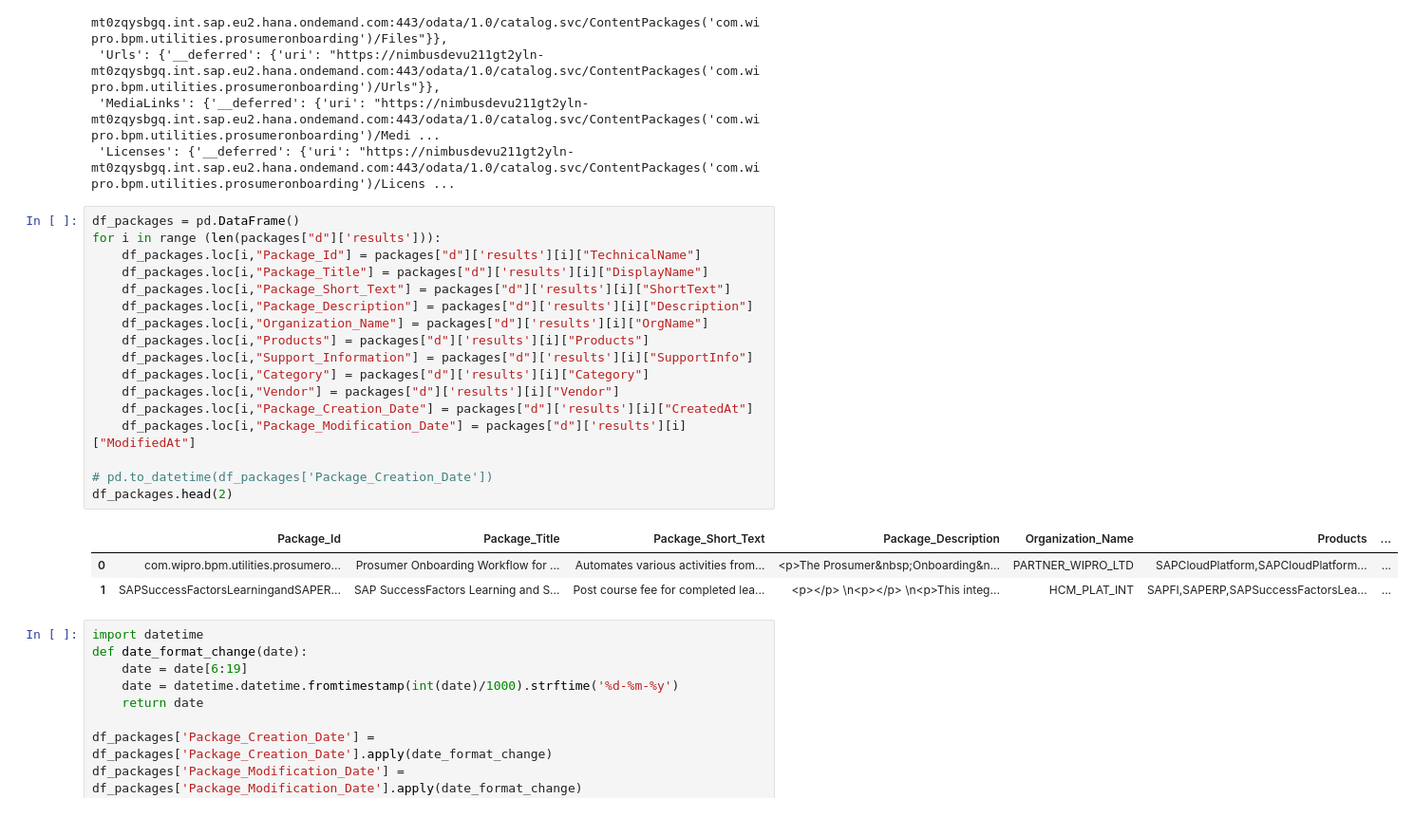
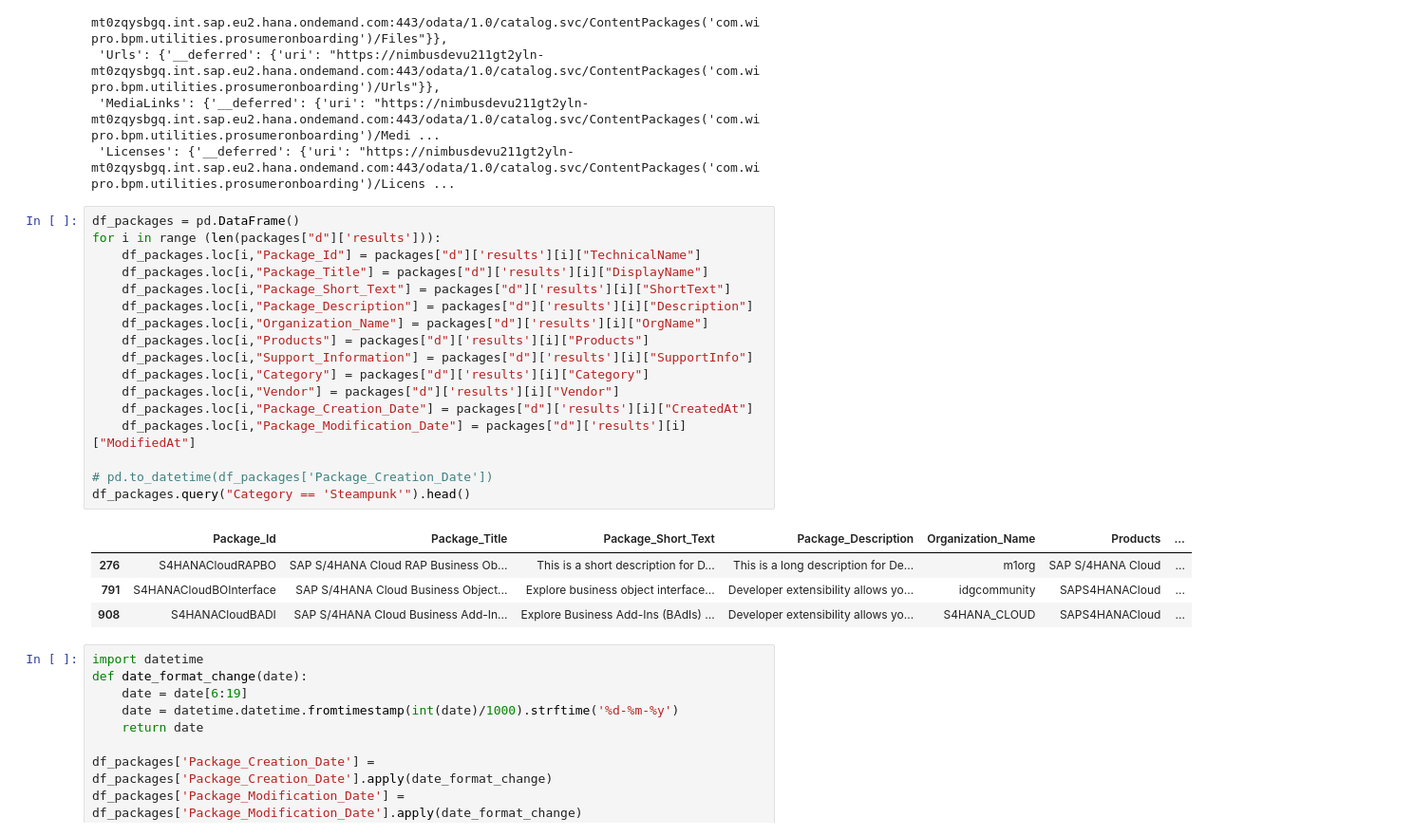
Before and after one commit to sapslcm/Git_Repository_Sudhir, a Jupyter notebook: SAP API Hub/API_Hub_API_Content_Parsing - Version 3.ipynb, the cells around one changed output. Shown at 95% size. Saved outputs shown, nothing was run; the diff lists cells and outputs as text.

```diff
--- a/SAP API Hub/API_Hub_API_Content_Parsing - Version 3.ipynb
+++ b/SAP API Hub/API_Hub_API_Content_Parsing - Version 3.ipynb
@@ -45,24 +45,25 @@ packages["d"]['results'][0]
 # %%
 df_packages = pd.DataFrame()
 for i in range (len(packages["d"]['results'])):
     df_packages.loc[i,"Package_Id"] = packages["d"]['results'][i]["TechnicalName"]
     df_packages.loc[i,"Package_Title"] = packages["d"]['results'][i]["DisplayName"]
     df_packages.loc[i,"Package_Short_Text"] = packages["d"]['results'][i]["ShortText"]
     df_packages.loc[i,"Package_Description"] = packages["d"]['results'][i]["Description"]
     df_packages.loc[i,"Organization_Name"] = packages["d"]['results'][i]["OrgName"]
     df_packages.loc[i,"Products"] = packages["d"]['results'][i]["Products"]
     df_packages.loc[i,"Support_Information"] = packages["d"]['results'][i]["SupportInfo"]
     df_packages.loc[i,"Category"] = packages["d"]['results'][i]["Category"]
     df_packages.loc[i,"Vendor"] = packages["d"]['results'][i]["Vendor"]
     df_packages.loc[i,"Package_Creation_Date"] = packages["d"]['results'][i]["CreatedAt"]
     df_packages.loc[i,"Package_Modification_Date"] = packages["d"]['results'][i]["ModifiedAt"]
 
 # pd.to_datetime(df_packages['Package_Creation_Date'])
-df_packages.head(2)
+df_packages.query("Category == 'Steampunk'").head()
 # %% [output]
 |  | Package_Id | Package_Title | Package_Short_Text | Package_Description | Organization_Name | Products | ... |
-| 0 | com.wipro.bpm.utilities.prosumero... | Prosumer Onboarding Workflow for ... | Automates various activities from... | <p>The Prosumer&nbsp;Onboarding&n... | PARTNER_WIPRO_LTD | SAPCloudPlatform,SAPCloudPlatform... | ... |
-| 1 | SAPSuccessFactorsLearningandSAPER... | SAP SuccessFactors Learning and S... | Post course fee for completed lea... | <p></p> \n<p></p> \n<p>This integ... | HCM_PLAT_INT | SAPFI,SAPERP,SAPSuccessFactorsLea... | ... |
+| 276 | S4HANACloudRAPBO | SAP S/4HANA Cloud RAP Business Ob... | This is a short description for D... | This is a long description for De... | m1org | SAP S/4HANA Cloud | ... |
+| 791 | S4HANACloudBOInterface | SAP S/4HANA Cloud Business Object... | Explore business object interface... | Developer extensibility allows yo... | idgcommunity | SAPS4HANACloud | ... |
+| 908 | S4HANACloudBADI | SAP S/4HANA Cloud Business Add-In... | Explore Business Add-Ins (BAdIs) ... | Developer extensibility allows yo... | S4HANA_CLOUD | SAPS4HANACloud | ... |
 # %%
 import datetime
 def date_format_change(date):
```
Also changed, not shown: parts of 20 cells of this notebook, 1 other file.
